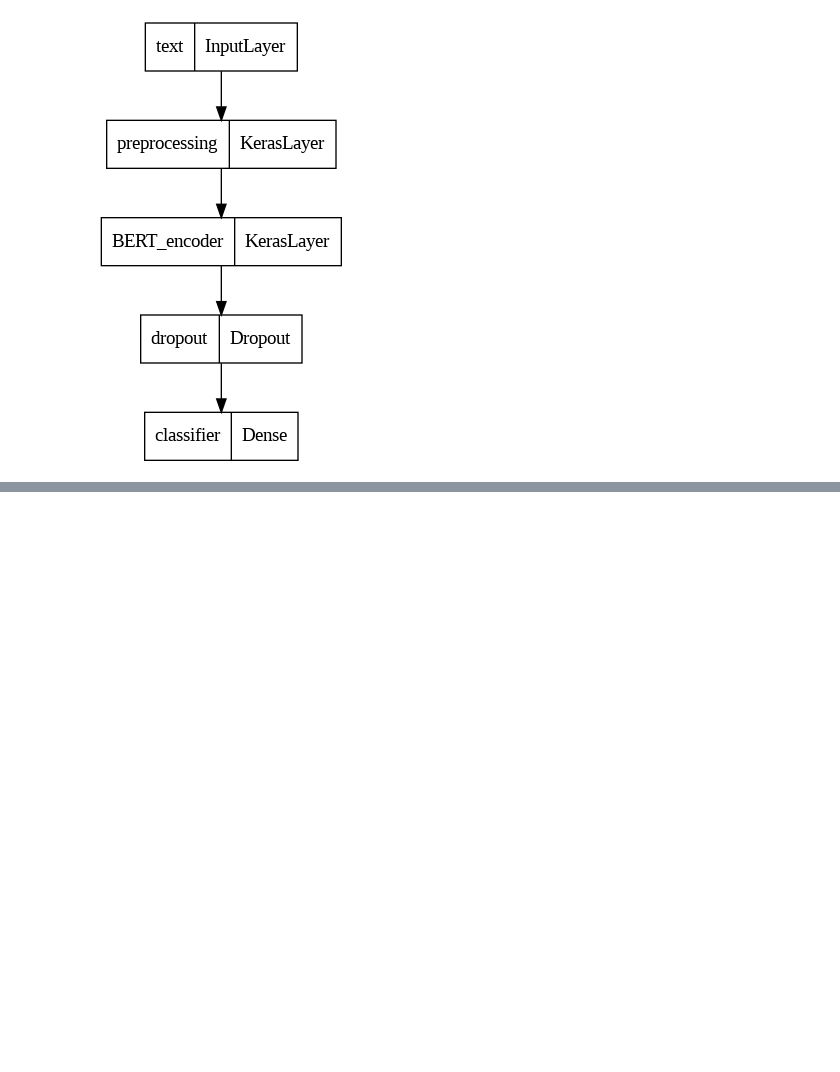
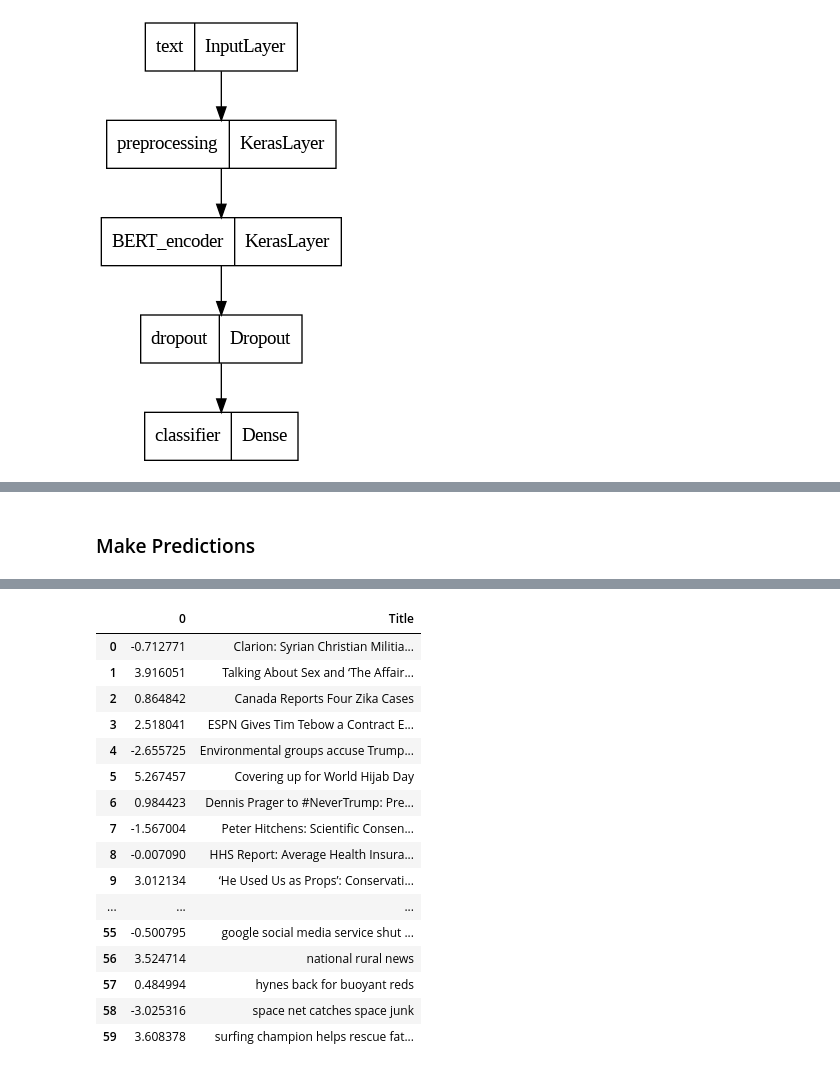
Before and after one commit to Anikate-De/dailysunshine-nlp, a Jupyter notebook: Daily Sunshine App NLP Model.ipynb, the cells around one changed output, grey strips where cells are left out. Saved outputs shown, nothing was run; the diff lists cells and outputs as text; code cells hidden in the pictures; blank space fills up the shorter version.

```diff
--- a/Daily Sunshine App NLP Model.ipynb
+++ b/Daily Sunshine App NLP Model.ipynb
@@ -57,0 +149,3 @@ def build_classifier_model():
+# %%
+def mnh_array(n = 10):
+  return np.squeeze(mnh_dataframe.sample(n=n).values)
@@ -339,17 +414,17 @@ tf.keras.utils.plot_model(classifier_model)
 # %% [output]
 [figure]
 # %%
-loss = tf.keras.losses.BinaryCrossentropy(from_logits=True)
-metrics = tf.metrics.BinaryAccuracy()
+imdb_loss = tf.keras.losses.BinaryCrossentropy(from_logits=True)
+imdb_metrics = tf.metrics.BinaryAccuracy()
 
-epochs = 5
-steps_per_epoch = tf.data.experimental.cardinality(train_ds).numpy()
-num_train_steps = steps_per_epoch * epochs
-num_warmup_steps = int(0.1*num_train_steps)
+imdb_epochs = 5
+imdb_steps_per_epoch = tf.data.experimental.cardinality(imdb_train_ds).numpy()
+imdb_num_train_steps = imdb_steps_per_epoch * imdb_epochs
+imdb_num_warmup_steps = int(0.1*imdb_num_train_steps)
 
-init_lr = 3e-5
-optimizer = optimization.create_optimizer(init_lr=init_lr,
-                                          num_train_steps=num_train_steps,
-                                          num_warmup_steps=num_warmup_steps,
+imdb_init_lr = 3e-5
+imdb_optimizer = optimization.create_optimizer(init_lr=imdb_init_lr,
+                                          num_train_steps=imdb_num_train_steps,
+                                          num_warmup_steps=imdb_num_warmup_steps,
                                           optimizer_type='adamw')
 # %%
@@ -402,0 +493,8 @@ plt.ylabel('Accuracy')
+# %% [markdown]
+### Make Predictions
+# %%
+imdb_eval_data = np.concatenate([atn_array(30), mnh_array(30)], 0)
+imdb_df = pd.DataFrame(np.squeeze(imdb_classifier_model.predict(imdb_eval_data)))
+imdb_df.insert(1, "Title", imdb_eval_data, True)
+imdb_df
+# %% [output]
@@ -402,0 +502,17 @@ plt.ylabel('Accuracy')
+|  | 0 | Title |
+| 0 | -0.712771 | Clarion: Syrian Christian Militia... |
+| 1 | 3.916051 | Talking About Sex and ‘The Affair... |
+| 2 | 0.864842 | Canada Reports Four Zika Cases |
+| 3 | 2.518041 | ESPN Gives Tim Tebow a Contract E... |
+| 4 | -2.655725 | Environmental groups accuse Trump... |
+| 5 | 5.267457 | Covering up for World Hijab Day |
+| 6 | 0.984423 | Dennis Prager to #NeverTrump: Pre... |
+| 7 | -1.567004 | Peter Hitchens: Scientific Consen... |
+| 8 | -0.007090 | HHS Report: Average Health Insura... |
+| 9 | 3.012134 | ‘He Used Us as Props’: Conservati... |
+| ... | ... | ... |
+| 55 | -0.500795 | google social media service shut ... |
+| 56 | 3.524714 | national rural news |
+| 57 | 0.484994 | hynes back for buoyant reds |
+| 58 | -3.025316 | space net catches space junk |
+| 59 | 3.608378 | surfing champion helps rescue fat... |
```
Also changed, not shown: parts of 33 cells of this notebook.
